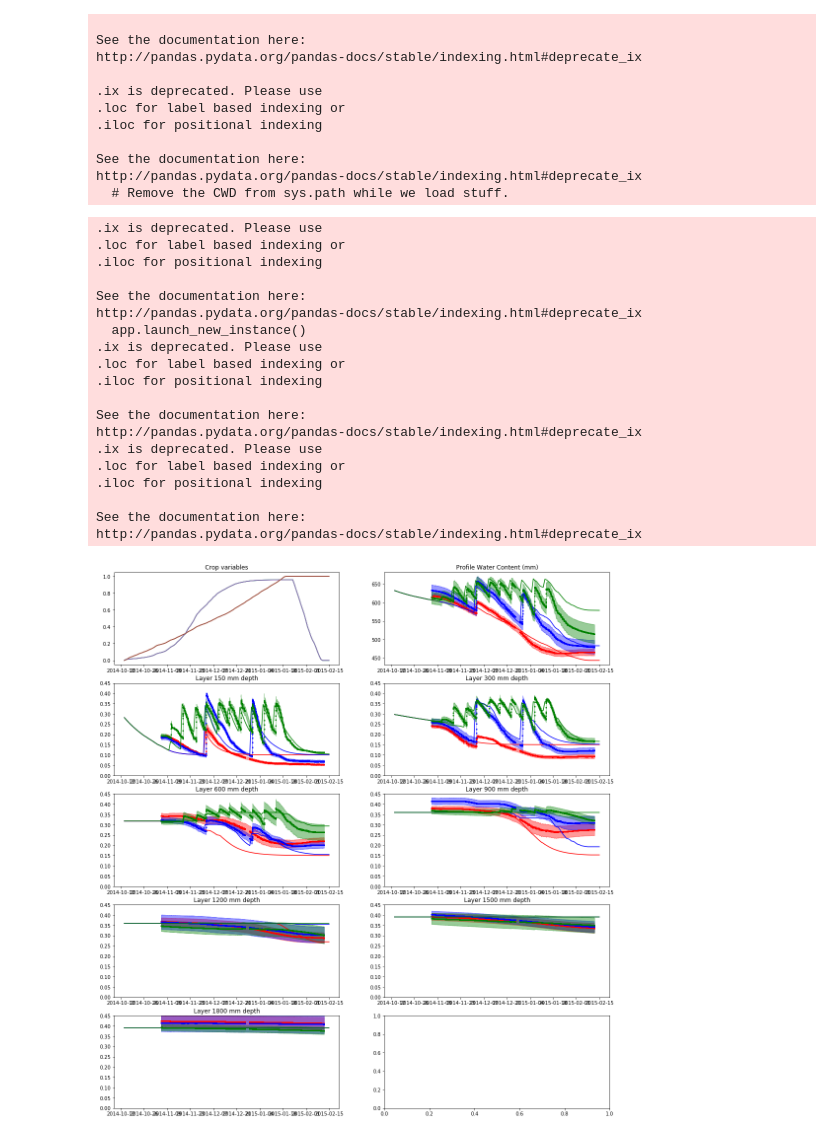
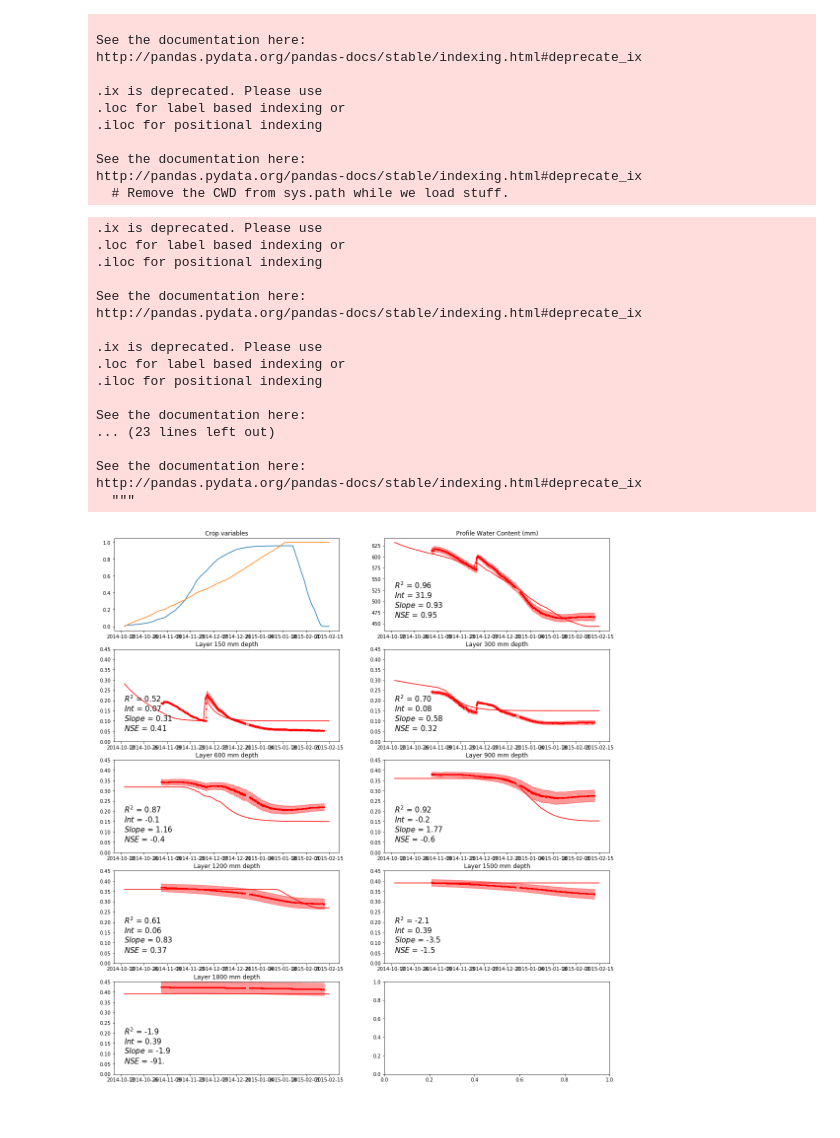
Before and after one commit to HamishBrownPFR/WaterBalance, a Jupyter notebook: WaterBalance.ipynb, the cells around one changed output. Drawn from its saved outputs; the diff is of its cells as text; code cells hidden in the pictures.

Commit message:
Stats results presented on soil water content graphs.

```diff
--- a/WaterBalance.ipynb
+++ b/WaterBalance.ipynb
@@ -169,6 +169,17 @@ def GraphWatBal(Irrig,Cult,fig,Treat):
     plt.plot(Ind,Med,'o',mfc=colours[Treat-1],mec=colours[Treat-1],markersize=2)
     plt.plot(Paddock.ix[:,keys].sum(axis=1),color=colours[Treat-1])
     plt.title('Profile Water Content (mm)')
+
+    Med2 = Med.resample('1D').mean()
+    start, end = Med2.index[0], Med2.index[-1]
+    RegStats = ms.MathUtilities.CalcRegressionStats('ET',Paddock.ix[start:end,keys].sum(axis=1),Med2)
+    Results = r'$R^2$ = ' + str(RegStats.R2)[:4]\
+        + '\n$Int$ = ' + str(RegStats.Intercept)[:4] \
+        + '\n$Slope$ = ' + str(RegStats.Slope)[:4]\
+        + '\n$NSE$ = ' + str(RegStats.NSE)[:4] +''
+
+    ylocation = Med2.min()
+    plt.text(Paddock.index[0],ylocation,Results,fontsize=15)
 
     plt.axes(axs[0][0])
     plt.plot(Paddock.ix[:,'cover'],label='Cover')
@@ -190,6 +201,17 @@ def GraphWatBal(Irrig,Cult,fig,Treat):
         plt.plot(np.divide(Paddock.ix[:,key],SoilWaterParams.ix[depth,'Thickness']),color=colours[Treat-1])
         plt.title('Layer ' + str(depth) + ' mm depth')
         plt.ylim(0,0.45)
+
+        Med2 = Med.resample('1D').mean()
+        start, end = Med2.index[0], Med2.index[-1]
+        RegStats = ms.MathUtilities.CalcRegressionStats('ET',np.divide(Paddock.ix[start:end,key],SoilWaterParams.ix[depth,'Thickness']),Med2)
+        Results = r'$R^2$ = ' + str(RegStats.R2)[:4]\
+            + '\n$Int$ = ' + str(RegStats.Intercept)[:4] \
+            + '\n$Slope$ = ' + str(RegStats.Slope)[:4]\
+            + '\n$NSE$ = ' + str(RegStats.NSE)[:4] +''
+
+        plt.text(Paddock.index[0],0.05,Results,fontsize=15)
+
         col +=1
         if col == 2:
             row += 1
@@ -225,39 +247,38 @@ for Irrig in Irrigations:
         Paddock.ix[date,'ES'] = Paddock.ix[date,'EP'] * (1-Paddock.ix[date,'cover'])
         Paddock.ix[date,'ET'] = Paddock.ix[date,'EP'] * Paddock.ix[date,'cover']
 
     #initialise soil water content on first day
     for depth in Depths:
         key = 'SW' + str(depth)
         Paddock.ix[StartDate,key] = SoilWaterParams.ix[depth,'InitSW']
 
     #Calculate soil water balance on subsequent days
     for date in Paddock.index:
         if date > StartDate:
             doPrecipitation(date, Irrigation.ix[date,(Irrig,Cult)].mean())
             doEvaporation(date,Paddock.ix[date,'ES'])
             doTranspiration(date,Paddock.ix[date,'ET'])
-    if Treat == 1:
-        fig, axs = plt.subplots(5,2,figsize=(18,20))
+
+    #if Treat == 1:
+    fig, axs = plt.subplots(5,2,figsize=(18,20))
     GraphWatBal(Irrig,Cult,fig,Treat)
-    Treat += 1
+    #Treat += 1
 # %% [output]
 .ix is deprecated. Please use
 .loc for label based indexing or
 .iloc for positional indexing
 
 See the documentation here:
 http://pandas.pydata.org/pandas-docs/stable/indexing.html#deprecate_ix
-  app.launch_new_instance()
+
 .ix is deprecated. Please use
 .loc for label based indexing or
 .iloc for positional indexing
 
 See the documentation here:
-http://pandas.pydata.org/pandas-docs/stable/indexing.html#deprecate_ix
-.ix is deprecated. Please use
-.loc for label based indexing or
-.iloc for positional indexing
+... (23 lines left out)
 
 See the documentation here:
 http://pandas.pydata.org/pandas-docs/stable/indexing.html#deprecate_ix
+  """
-[figure, old version]
+[figure, new version]
```
Also changed, not shown: parts of 1 cell of this notebook.
